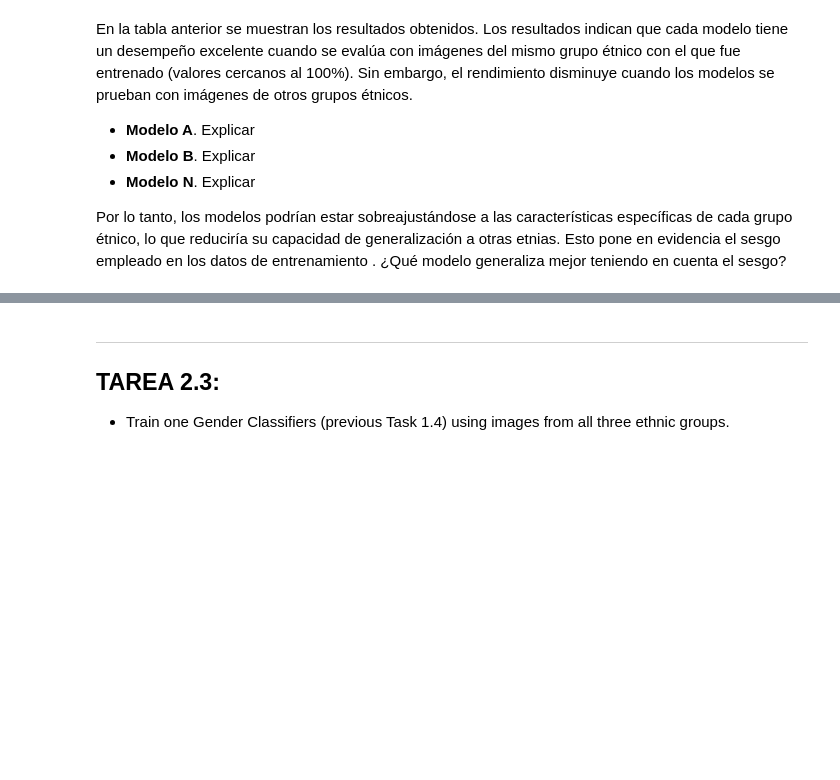
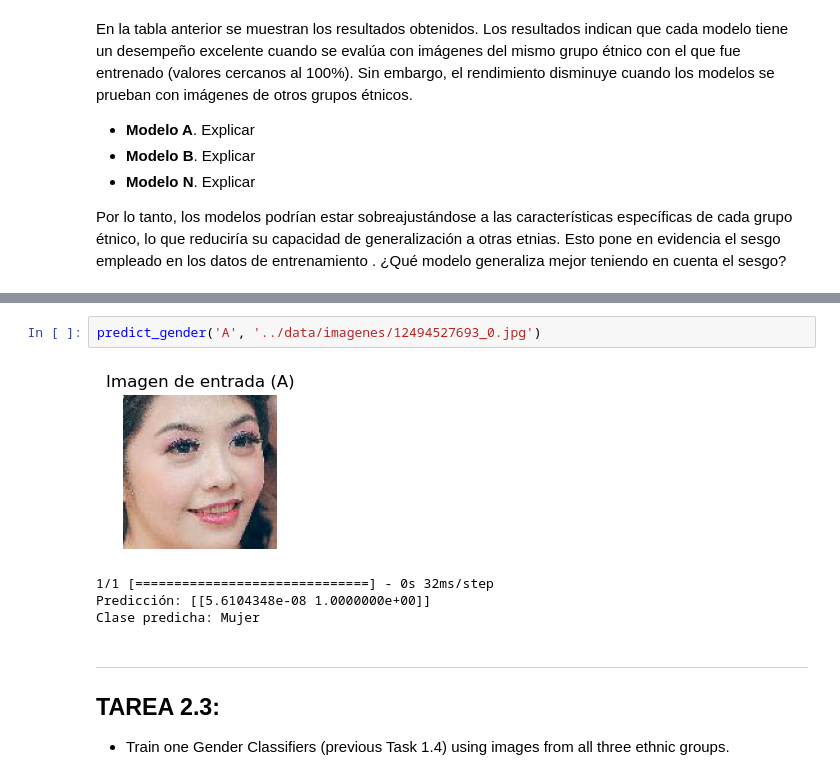
Before and after one commit to Arkh3/master-biometrica, a Jupyter notebook: src/hajar_face_recognition.ipynb, the cells around one changed output, grey strips where cells are left out. Drawn from its saved outputs; the diff is of its cells as text; blank space fills up the shorter version.

```diff
--- a/src/hajar_face_recognition.ipynb
+++ b/src/hajar_face_recognition.ipynb
@@ -240,3 +266,10 @@ Error: La imagen no se ha cargado correctamente.
+# %%
+predict_gender('A', '../data/imagenes/12494527693_0.jpg')
+# %% [output]
+[figure, added]
+1/1 [==============================] - 0s 32ms/step
+Predicción: [[5.6104348e-08 1.0000000e+00]]
+Clase predicha: Mujer
 # %% [markdown]
 ---
 
```
Also changed, not shown: parts of 6 cells of this notebook.
